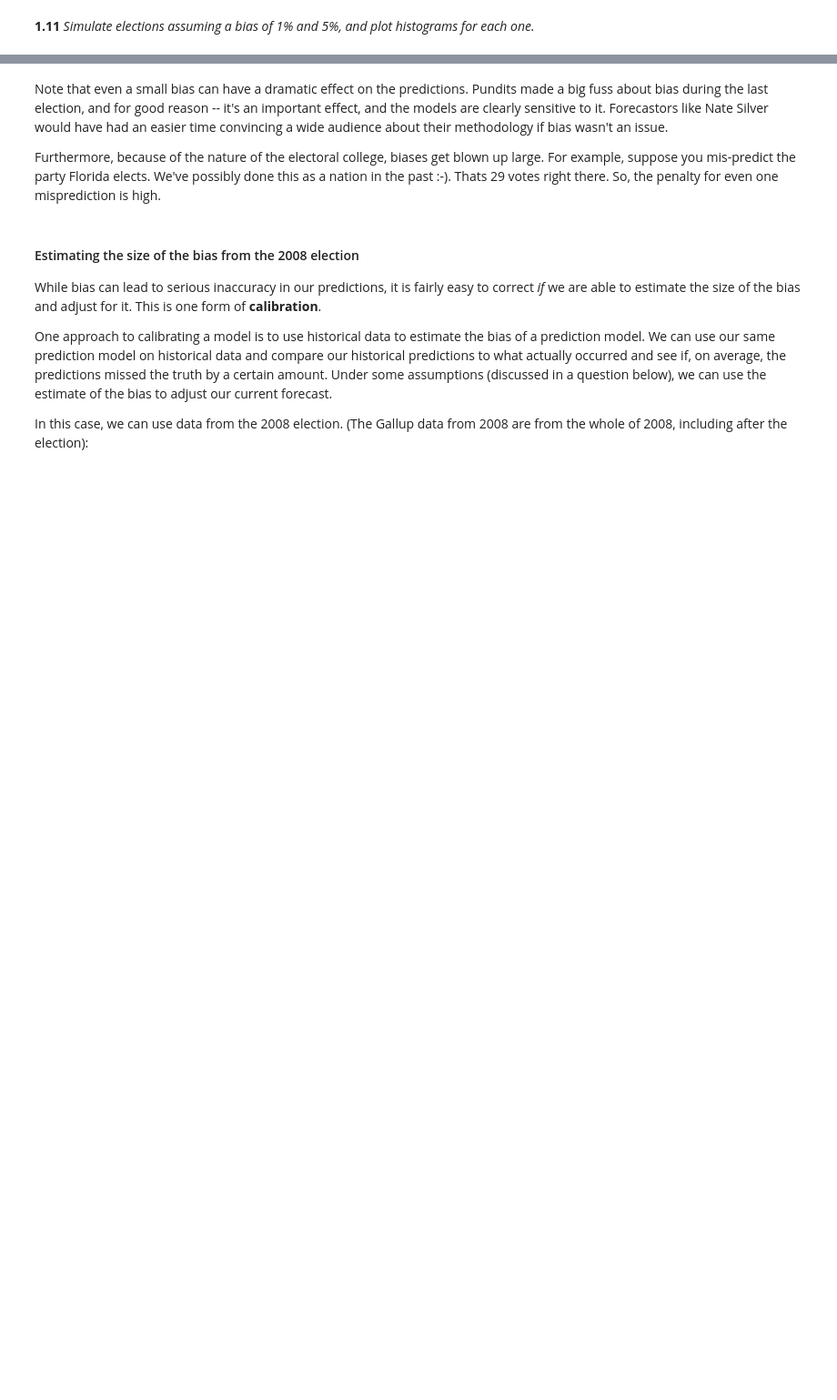
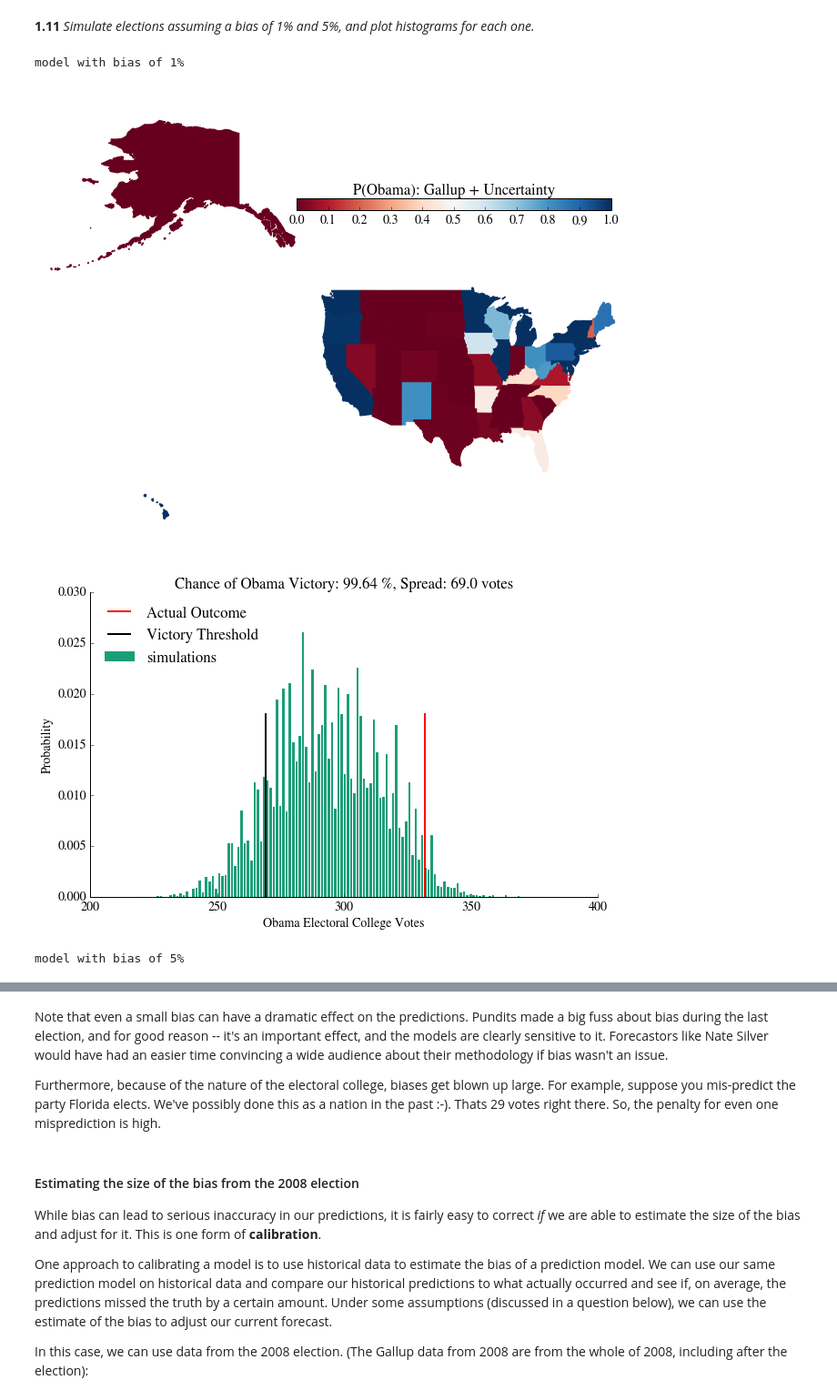
Before and after one commit to imantdaunhawer/content_2013, a Jupyter notebook: HW2.ipynb, the cells around one changed output, grey strips where cells are left out. Shown at 91% size. Drawn from its saved outputs; the diff is of its cells as text; code cells hidden in the pictures; blank space fills up the shorter version.

```diff
--- a/HW2.ipynb
+++ b/HW2.ipynb
@@ -649,7 +649,8 @@ Examples
 #your code here
 def biased_gallup_poll(gallup, bias):
     gallup_edit = pd.DataFrame(data=gallup.Dem_Adv - bias)
-    return uncertain_gallup_model(gallup_edit).Obama
+    uncertain_model = uncertain_gallup_model(gallup_edit)
+    return uncertain_model.loc[:, ['Obama']]   # to return the whole column as type DataFrame
 # %%
 model = biased_gallup_poll(gallup_2012, 1.)
 model.ix["Florida"]
@@ -661,0 +662,27 @@ model.ix["Florida"]
+# %%
+#your code here
+
+print "model with bias of 1%"
+model = biased_gallup_poll(gallup_2012, 1.)
+model = model.join(electoral_votes)
+
+make_map(model.Obama, "P(Obama): Gallup + Uncertainty")
+plt.show()
+prediction = simulate_election(model, 10000)
+plot_simulation(prediction)
+plt.show()
+
+print
+print "model with bias of 5%"
+model = biased_gallup_poll(gallup_2012, 5.)
+model = model.join(electoral_votes)
+
+make_map(model.Obama, "P(Obama): Gallup + Uncertainty")
+plt.show()
+prediction = simulate_election(model, 10000)
+plot_simulation(prediction)
+# %% [output]
+model with bias of 1%
+[figure, added]
+[figure, added]
+model with bias of 5%
```
Also changed, not shown: parts of 10 cells of this notebook.
